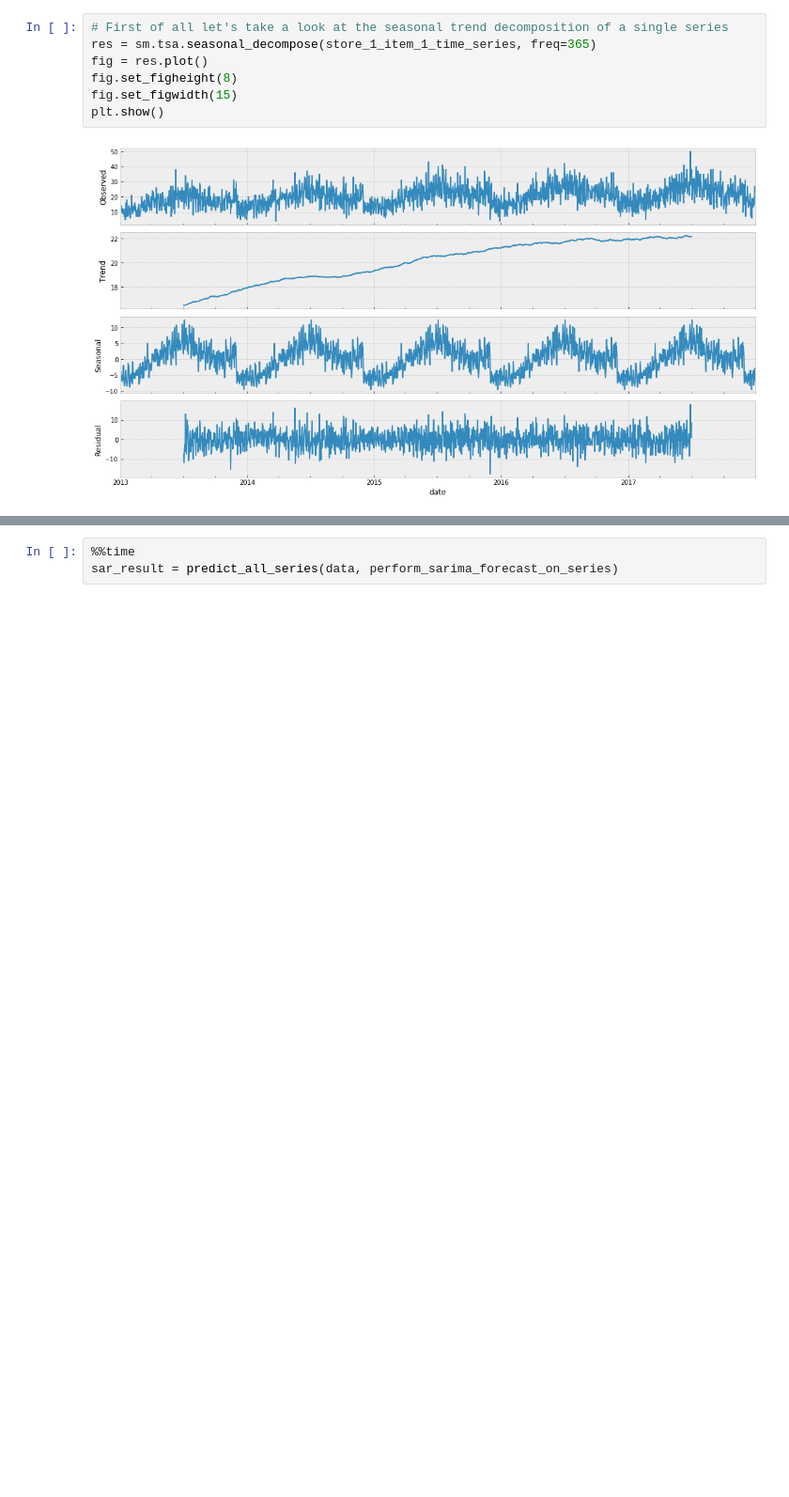
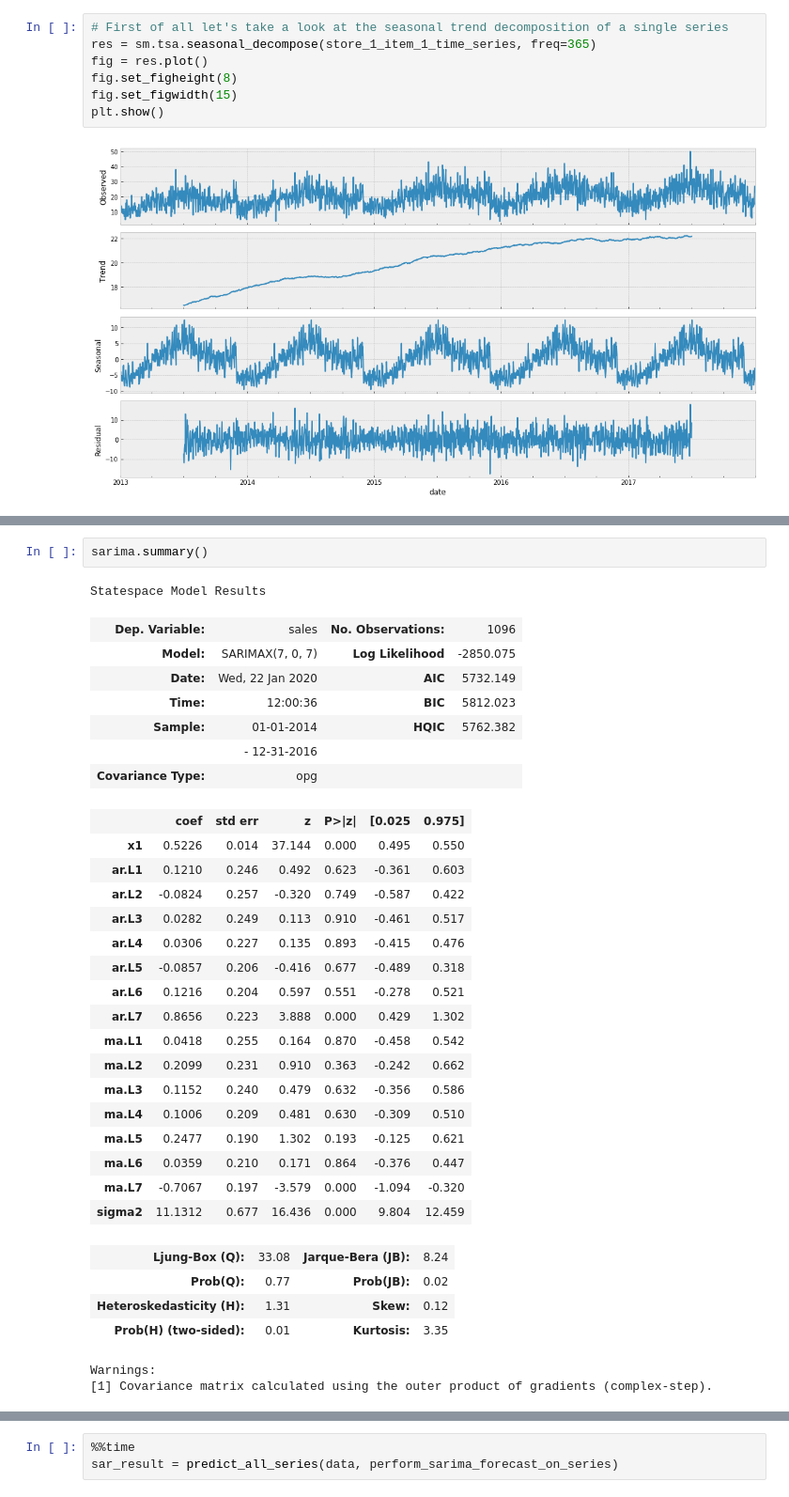
Before and after one commit to alessandro1998-it/TimeSeries, a Jupyter notebook: Store item comptetition forecasting.ipynb, the cells around one changed output, grey strips where cells are left out. Shown at 94% size. Cells and saved outputs as stored; diff of their text form; blank space fills up the shorter version.

```diff
--- a/Store item comptetition forecasting.ipynb
+++ b/Store item comptetition forecasting.ipynb
@@ -505,0 +569,34 @@ def perform_sarima_forecast_on_series(series):
+# %%
+sarima.summary()
+# %% [output]
+Statespace Model Results
+| Dep. Variable: | sales | No. Observations: | 1096 |
+| Model: | SARIMAX(7, 0, 7) | Log Likelihood | -2850.075 |
+| Date: | Wed, 22 Jan 2020 | AIC | 5732.149 |
+| Time: | 12:00:36 | BIC | 5812.023 |
+| Sample: | 01-01-2014 | HQIC | 5762.382 |
+|  | - 12-31-2016 |  |  |
+| Covariance Type: | opg |  |  |
+|  | coef | std err | z | P>|z| | [0.025 | 0.975] |
+| x1 | 0.5226 | 0.014 | 37.144 | 0.000 | 0.495 | 0.550 |
+| ar.L1 | 0.1210 | 0.246 | 0.492 | 0.623 | -0.361 | 0.603 |
+| ar.L2 | -0.0824 | 0.257 | -0.320 | 0.749 | -0.587 | 0.422 |
+| ar.L3 | 0.0282 | 0.249 | 0.113 | 0.910 | -0.461 | 0.517 |
+| ar.L4 | 0.0306 | 0.227 | 0.135 | 0.893 | -0.415 | 0.476 |
+| ar.L5 | -0.0857 | 0.206 | -0.416 | 0.677 | -0.489 | 0.318 |
+| ar.L6 | 0.1216 | 0.204 | 0.597 | 0.551 | -0.278 | 0.521 |
+| ar.L7 | 0.8656 | 0.223 | 3.888 | 0.000 | 0.429 | 1.302 |
+| ma.L1 | 0.0418 | 0.255 | 0.164 | 0.870 | -0.458 | 0.542 |
+| ma.L2 | 0.2099 | 0.231 | 0.910 | 0.363 | -0.242 | 0.662 |
+| ma.L3 | 0.1152 | 0.240 | 0.479 | 0.632 | -0.356 | 0.586 |
+| ma.L4 | 0.1006 | 0.209 | 0.481 | 0.630 | -0.309 | 0.510 |
+| ma.L5 | 0.2477 | 0.190 | 1.302 | 0.193 | -0.125 | 0.621 |
+| ma.L6 | 0.0359 | 0.210 | 0.171 | 0.864 | -0.376 | 0.447 |
+| ma.L7 | -0.7067 | 0.197 | -3.579 | 0.000 | -1.094 | -0.320 |
+| sigma2 | 11.1312 | 0.677 | 16.436 | 0.000 | 9.804 | 12.459 |
+| Ljung-Box (Q): | 33.08 | Jarque-Bera (JB): | 8.24 |
+| Prob(Q): | 0.77 | Prob(JB): | 0.02 |
+| Heteroskedasticity (H): | 1.31 | Skew: | 0.12 |
+| Prob(H) (two-sided): | 0.01 | Kurtosis: | 3.35 |
+Warnings:
+[1] Covariance matrix calculated using the outer product of gradients (complex-step).
```
Also changed, not shown: parts of 32 cells of this notebook, 10 other files.
